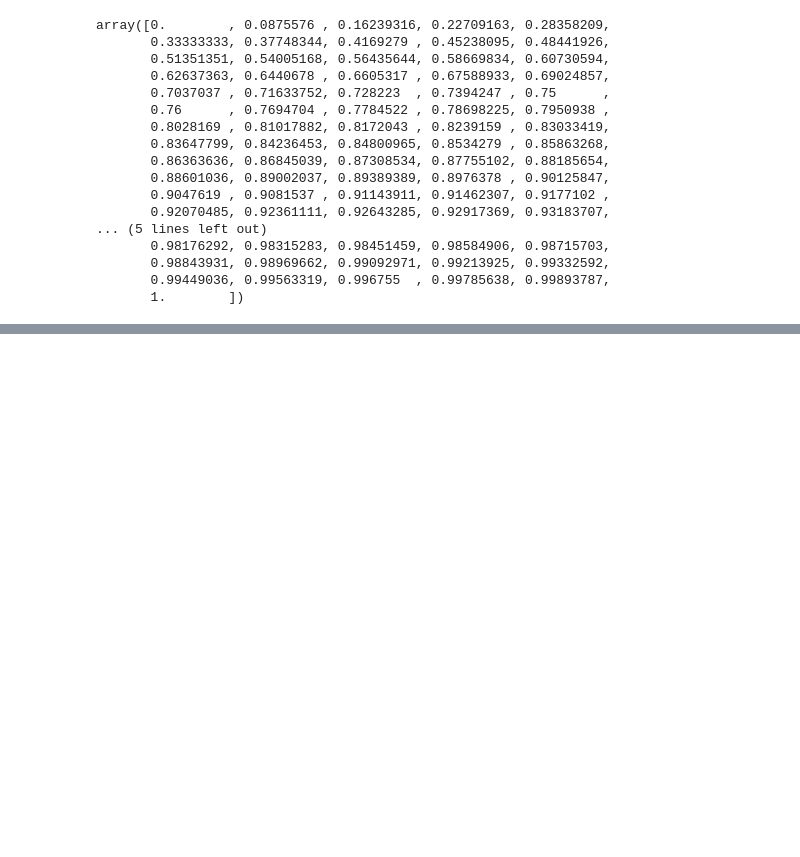
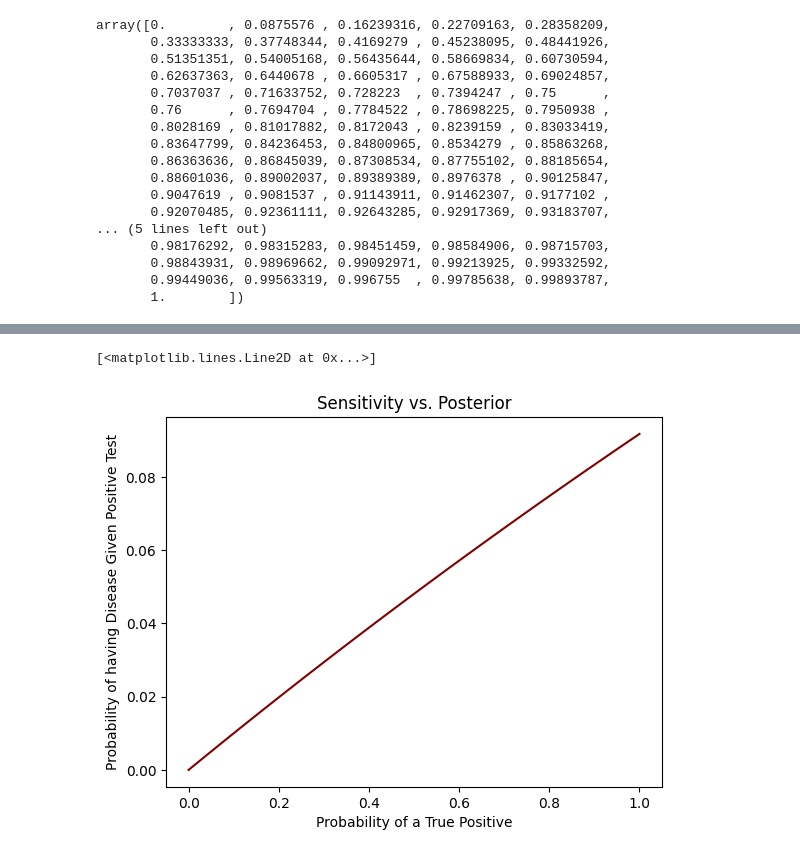
Before and after one commit to maryellenmarino/Cognitive_ModelingS24, a Jupyter notebook: Priors_Sensitivity_Specificity.ipynb, the cells around one changed output, grey strips where cells are left out. Saved outputs shown, nothing was run; the diff lists cells and outputs as text; code cells hidden in the pictures; blank space fills up the shorter version.

```diff
--- a/Priors_Sensitivity_Specificity.ipynb
+++ b/Priors_Sensitivity_Specificity.ipynb
@@ -49,0 +46,13 @@ plt.plot(priors, posteriorValues, color ="maroon")
+# %%
+sensitivities = np.linspace(0,1,101)
+# %%
+def posteriorFromSensitivity(sensitivity):
+    prior = 0.01
+    specificity = 0.90
+    probTruePositive = prior*sensitivity
+    probFalsePositive = (1-prior)*(1-specificity)
+    probPosTest = probTruePositive+probFalsePositive
+    normalizedTruePositive = probTruePositive/probPosTest;
+    return normalizedTruePositive
+# %%
+posteriorValues1 = posteriorFromSensitivity(sensitivities)
@@ -49,0 +79,8 @@ plt.plot(priors, posteriorValues, color ="maroon")
+# %%
+plt.title("Sensitivity vs. Posterior")
+plt.xlabel("Probability of a True Positive")
+plt.ylabel("Probability of having Disease Given Positive Test")
+plt.plot(sensitivities, posteriorValues1, color ="maroon")
+# %% [output]
+[<matplotlib.lines.Line2D at 0x...>]
+[figure, added]
```
Also changed, not shown: parts of 3 cells of this notebook.
